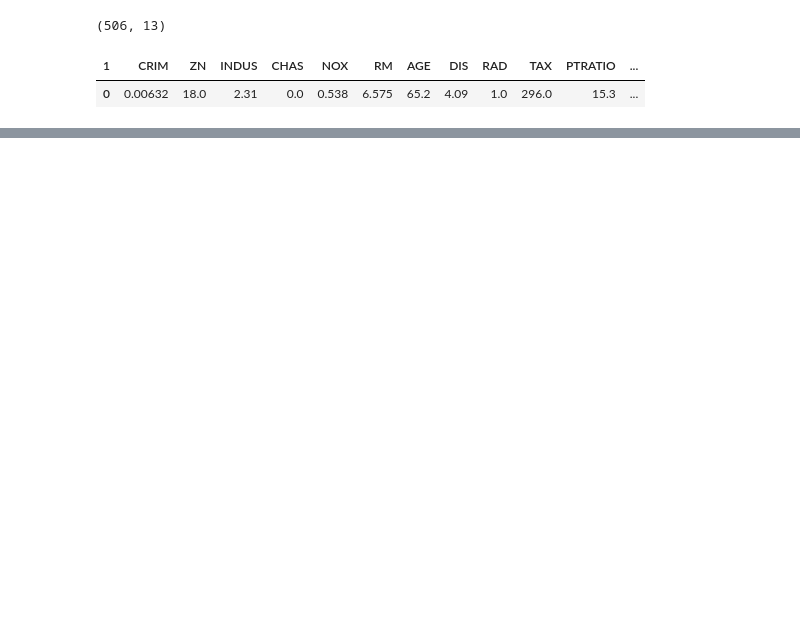
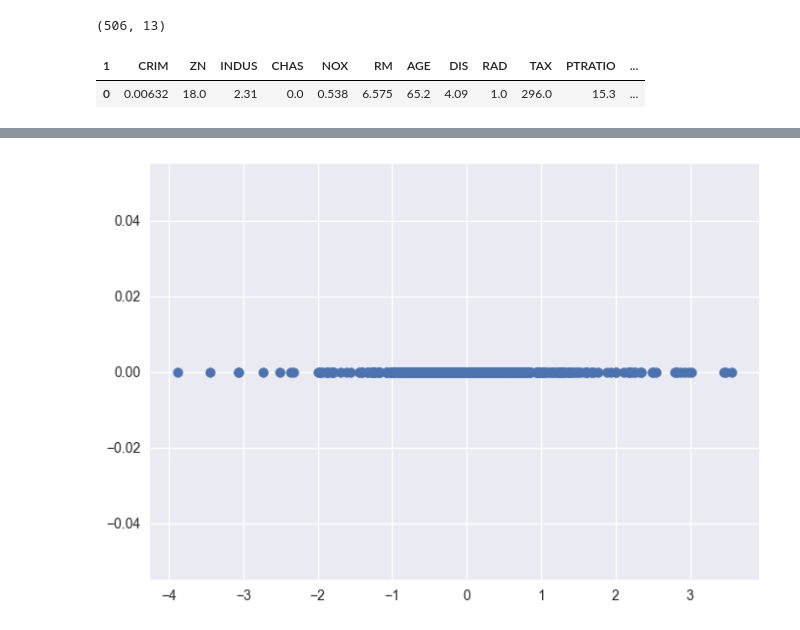
Before and after one commit to jeanneK/2023, a Jupyter notebook: Projects/BostonHousesDataset/MultipleFeatures.ipynb, the cells around one changed output, grey strips where cells are left out. Drawn from its saved outputs; the diff is of its cells as text; code cells hidden in the pictures; blank space fills up the shorter version.

```diff
--- a/Projects/BostonHousesDataset/MultipleFeatures.ipynb
+++ b/Projects/BostonHousesDataset/MultipleFeatures.ipynb
@@ -88,0 +246,2 @@ Y.iloc[:1,0:]
+# %%
+Ydummy = np.zeros(506)
@@ -88,0 +268,6 @@ Y.iloc[:1,0:]
+# %%
+plt.style.use('seaborn')
+plt.scatter(X[:,5], Ydummy)
+plt.show()
+# %% [output]
+[figure, added]
```
Also changed, not shown: parts of 44 cells of this notebook.
